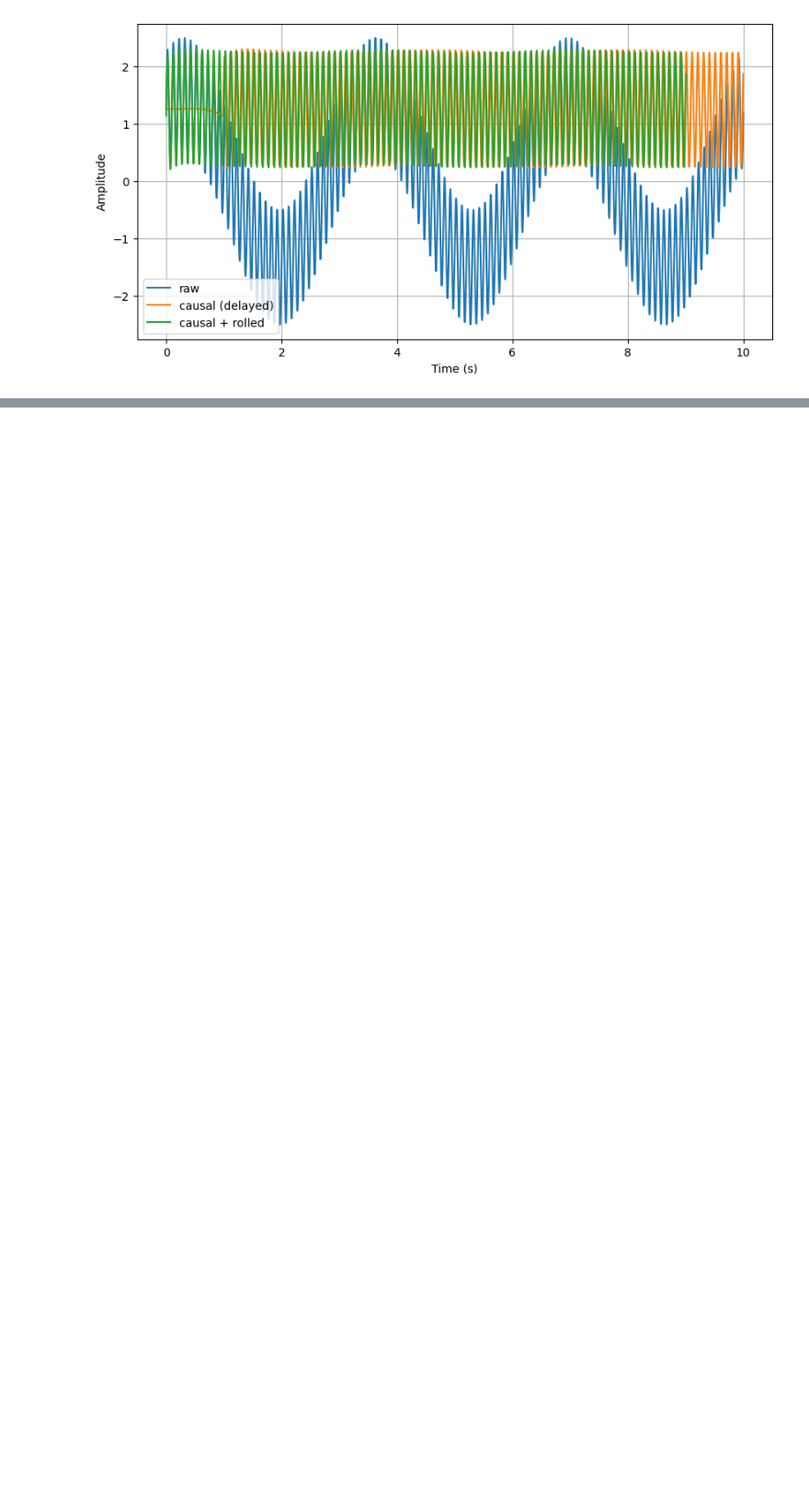
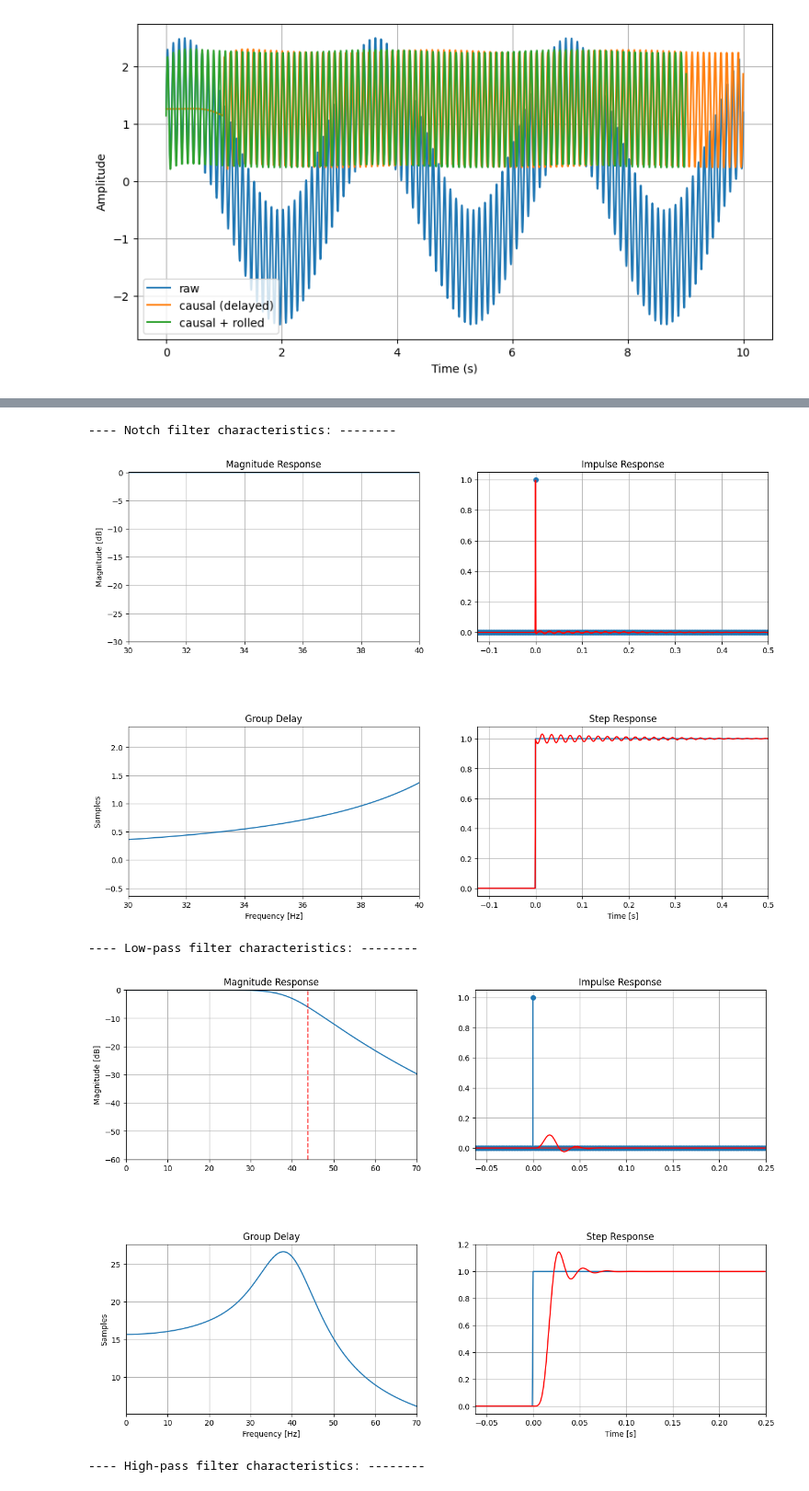
Before and after one commit to SYNCC-IN/hyperscanning-signal-analysis, a Jupyter notebook: scripts/filter_demo.ipynb, the cells around one changed output, grey strips where cells are left out. Shown at 92% size. Cells and saved outputs as stored; diff of their text form; code cells hidden in the pictures; blank space fills up the shorter version.

```diff
--- a/scripts/filter_demo.ipynb
+++ b/scripts/filter_demo.ipynb
@@ -41,0 +51,30 @@ plt.show()
+# %%
+# Define filter parameters
+notch_freq = 50  # Hz, e.g., for power line interference
+highcut = 40     # Hz, low-pass cutoff
+lowcut = 4       # Hz, high-pass cutoff
+fs = 1024
+print("---- Notch filter characteristics: --------")
+#numtaps_notch = 2049  # Number of filter taps (order + 1)
+#a_notch =[1]
+#b_notch=firwin(numtaps_notch, [notch_freq - 1, notch_freq + 1], pass_zero='bandstop', fs=fs)
+b_notch, a_notch = signal.iirnotch(notch_freq, Q=30, fs=fs)
+
+plot_filter_characteristics(b_notch, a_notch, f=np.arange(0, fs/2, 0.1), T=0.5, Fs=fs, f_lim=(30, 40), db_lim=(-60, 0.1))
+print("---- Low-pass filter characteristics: --------")
+numtaps_low = 201  # Number of filter taps (order + 1)
+
+#b_low = firwin(numtaps_low, highcut, pass_zero='lowpass', fs=fs)
+
+b_low, a_low = signal.butter(N=6, Wn=highcut, btype='low', fs=fs)
+plot_filter_characteristics(b_low, a_low, f=np.arange(0, fs/2, 0.1), T=0.25, Fs=fs, f_lim=(0, 70), db_lim=(-60, 0.1))
+print("---- High-pass filter characteristics: --------")
+numtaps_high = 1025  # Number of filter taps (order + 1)
+b_high = firwin(numtaps_high, lowcut, pass_zero='highpass', fs=fs)
+plot_filter_characteristics(b_high, a = [1] , f=np.arange(0, fs/2, 0.01), T=1, Fs=fs, f_lim=(0, 10), db_lim=(-60, 0.1))
+# %% [output]
+---- Notch filter characteristics: --------
+[figure, added]
+---- Low-pass filter characteristics: --------
+[figure, added]
+---- High-pass filter characteristics: --------
```
Also changed, not shown: parts of 5 cells of this notebook, 2 other files.
